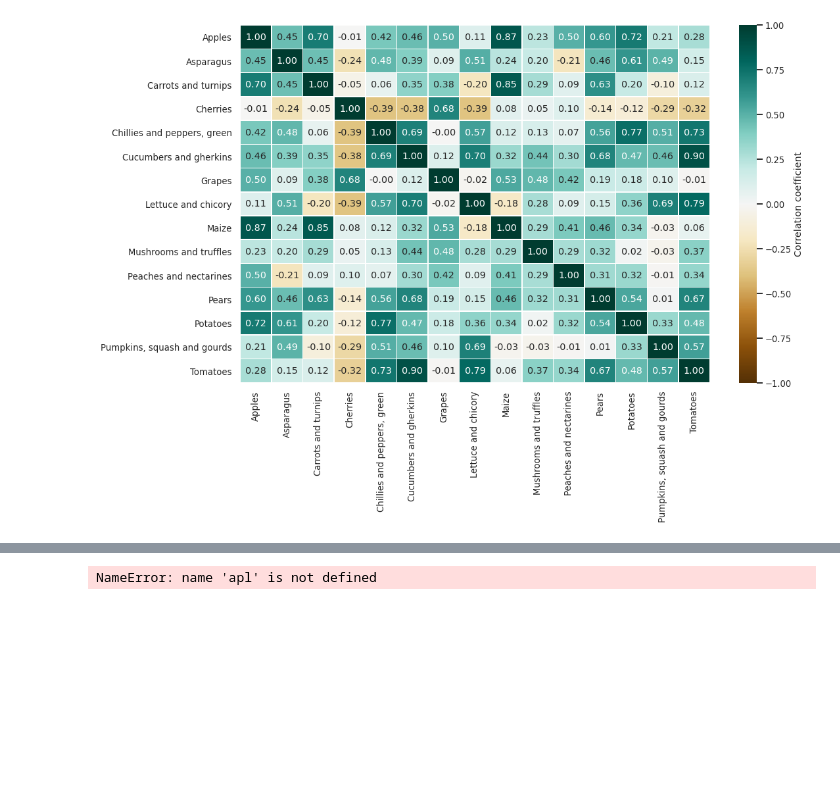
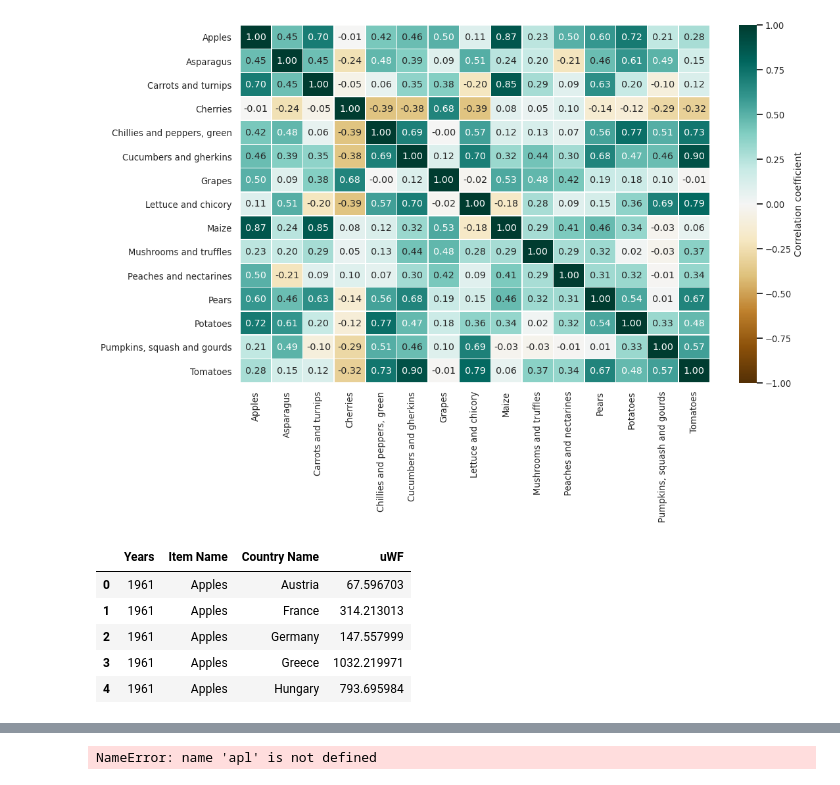
Before and after one commit to jburdano/uWF101, a Jupyter notebook: task4_joerg_heatmap.ipynb, the cells around one changed output, grey strips where cells are left out. Cells and saved outputs as stored; diff of their text form; code cells hidden in the pictures; blank space fills up the shorter version.

```diff
--- a/task4_joerg_heatmap.ipynb
+++ b/task4_joerg_heatmap.ipynb
@@ -181,3 +191,18 @@ co = sns.heatmap(df_tmean.corr(), annot=True, fmt="2.2f", linewidths=.5,
             cbar_kws={"label":"Correlation coefficient"});
 # %% [output]
 [figure]
+# %%
+dftest = pd.pivot_table(df, values=df.iloc[:,7:], index=None, columns=["Item Name","Country Name"])#.xs("1961")
+dftest.index.name = "Years"
+dfpl = pd.DataFrame(dftest.stack(level=0).stack(level=0))
+dfpl.reset_index(level=[0,1,2],inplace=True)
+dfpl.columns = ['Years', 'Item Name', 'Country Name', 'uWF']
+dfpl["Years"]=dfpl["Years"].astype(int)
+dfpl.head(5)
+# %% [output]
+|  | Years | Item Name | Country Name | uWF |
+| 0 | 1961 | Apples | Austria | 67.596703 |
+| 1 | 1961 | Apples | France | 314.213013 |
+| 2 | 1961 | Apples | Germany | 147.557999 |
+| 3 | 1961 | Apples | Greece | 1032.219971 |
+| 4 | 1961 | Apples | Hungary | 793.695984 |
```
Also changed, not shown: parts of 5 cells of this notebook.
